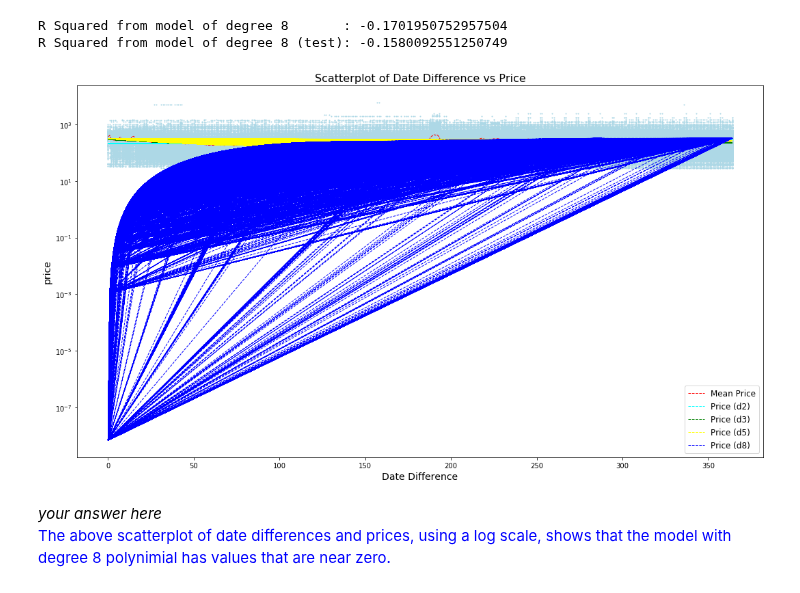
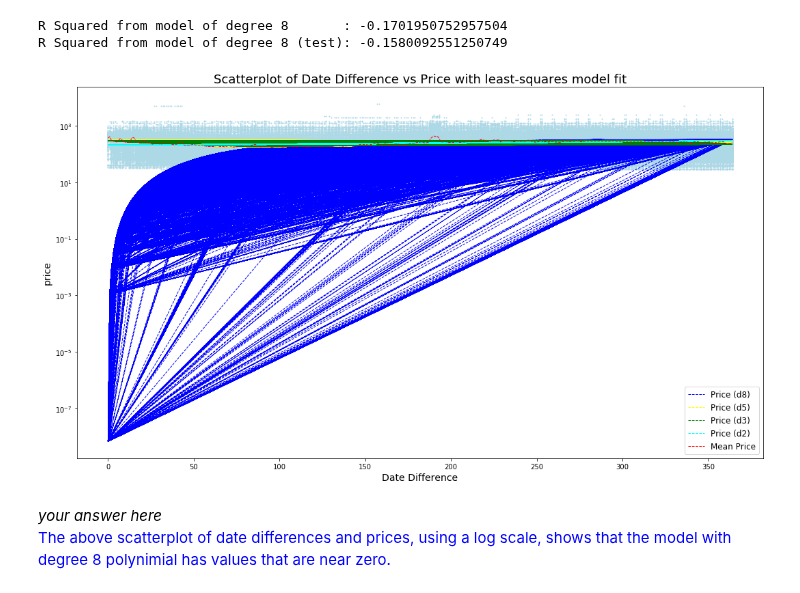
Before and after one commit to medeirosf/2020-CS109B, a Jupyter notebook: content/homeworks/hw01/notebook/cs109b_hw1_edited.ipynb, the cells around one changed output. Saved outputs shown, nothing was run; the diff lists cells and outputs as text; code cells hidden in the pictures.

```diff
--- a/content/homeworks/hw01/notebook/cs109b_hw1_edited.ipynb
+++ b/content/homeworks/hw01/notebook/cs109b_hw1_edited.ipynb
@@ -221,15 +215,0 @@ price_mean=cal_train.groupby('date_diff')['price'].mean();
-# %%
-fig, ax = plt.subplots(figsize=(18,10));
-ax.scatter(cal_train['date_diff'], cal_train['price'], s=1, color='lightblue');
-ax.plot(price_mean.index, price_mean, ls='--', lw=1, color='red', label='Mean Price');
-ax.plot(cal_train['date_diff'], fit_lm_p2.predict(cal_train[['date_diff']]), ls='--', lw=1, color='cyan', label='Price (d2)')
-ax.plot(cal_train['date_diff'], fit_lm_p3.predict(cal_train[['date_diff']]), ls='--', lw=1, color='green', label='Price (d3)')
-ax.plot(cal_train['date_diff'], fit_lm_p5.predict(cal_train[['date_diff']]), ls='--', lw=1, color='yellow', label='Price (d5)')
-ax.plot(cal_train['date_diff'], fit_lm_p8.predict(cal_train[['date_diff']]), ls='--', lw=1, color='blue', label='Price (d8)')
-ax.set(yscale="log");
-ax.set_xlabel('Date Difference', fontsize=14);
-ax.set_ylabel('price', fontsize=14);
-ax.set_title('Scatterplot of Date Difference vs Price', fontsize=16);
-ax.legend(loc='best', fontsize=12);
-# %% [output]
-[figure, removed]
@@ -236,3 +219,18 @@ ax.legend(loc='best', fontsize=12);
+# %%
+fig,ax=plt.subplots(figsize=(18,10));
+ax.scatter(cal_train['date_diff'],cal_train['price'],s=1,c='lightblue');
+ax.plot(cal_train['date_diff'],fit_lm_p8.get_prediction(cal_train).summary_frame()['mean'],ls='--',lw=1,c='blue',label='Price (d8)')
+ax.plot(cal_train['date_diff'],fit_lm_p5.get_prediction(cal_train).summary_frame()['mean'],ls='--',lw=1,c='yellow',label='Price (d5)')
+ax.plot(cal_train['date_diff'],fit_lm_p3.get_prediction(cal_train).summary_frame()['mean'],ls='--',lw=1,c='green',label='Price (d3)')
+ax.plot(cal_train['date_diff'],fit_lm_p2.get_prediction(cal_train).summary_frame()['mean'],ls='--',lw=1,c='cyan',label='Price (d2)')
+ax.plot(price_mean.index,price_mean,ls='--',lw=1,c='red',label='Mean Price');
+ax.set(yscale="log");
+ax.set_xlabel('Date Difference',fontsize=14);
+ax.set_ylabel('price',fontsize=14);
+ax.set_title('Scatterplot of Date Difference vs Price with least-squares model fit',fontsize=18);
+ax.legend(loc='best',fontsize=12);
+# %% [output]
+[figure, added]
 # %% [markdown]
 _your answer here_<br />
 <font color='blue'>
```
Also changed, not shown: parts of 22 cells of this notebook.
